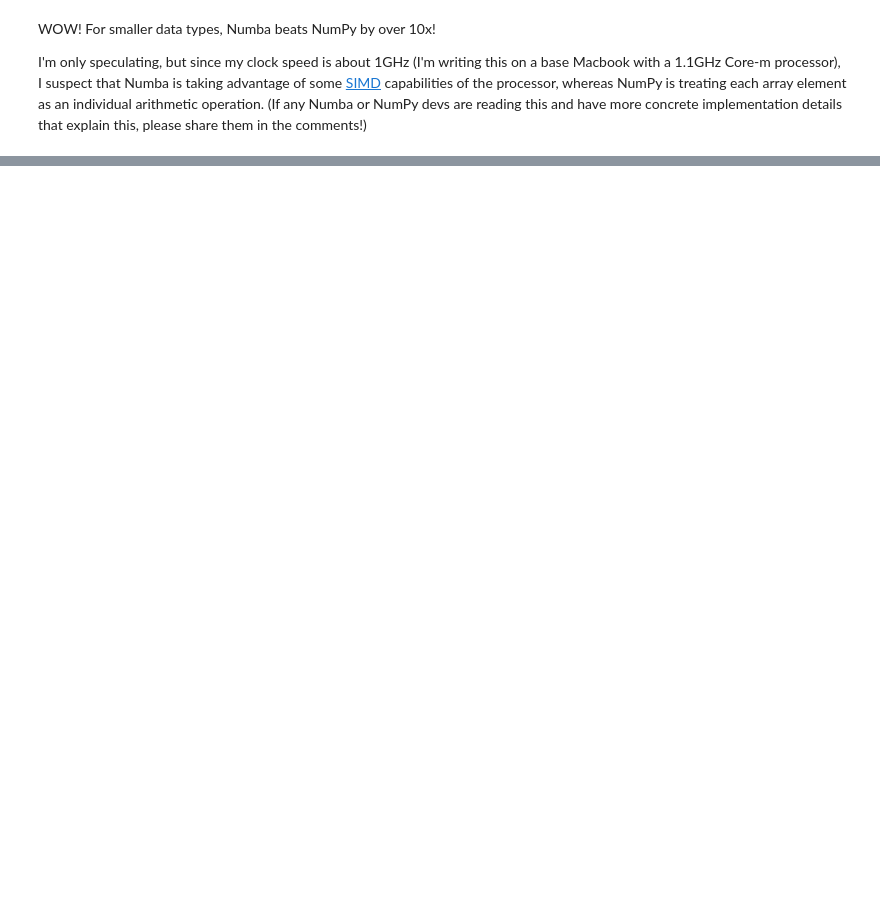
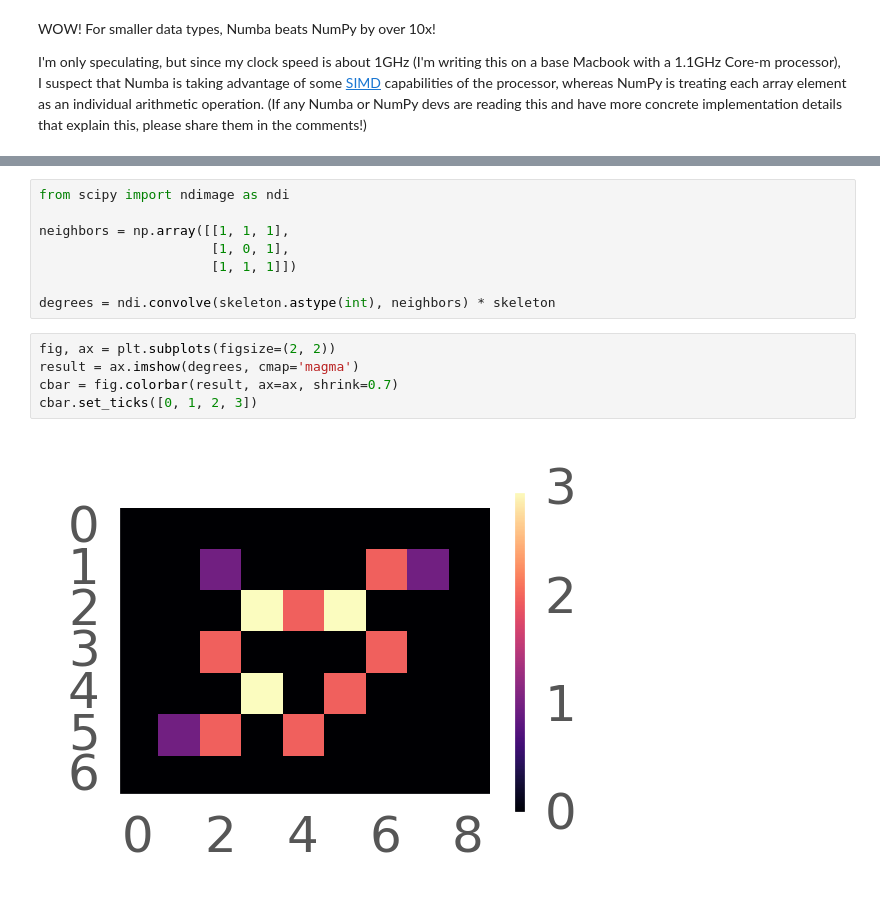
Before and after one commit to jni/blog-notebooks, a Jupyter notebook: wip/Numba in the real world.ipynb, the cells around one changed output, grey strips where cells are left out. Cells and saved outputs as stored; diff of their text form; blank space fills up the shorter version.

```diff
--- a/wip/Numba in the real world.ipynb
+++ b/wip/Numba in the real world.ipynb
@@ -76,0 +103,15 @@ In this context, I decided to use numba to do something a little less trivial, a
+# %%
+from scipy import ndimage as ndi
+
+neighbors = np.array([[1, 1, 1],
+                      [1, 0, 1],
+                      [1, 1, 1]])
+
+degrees = ndi.convolve(skeleton.astype(int), neighbors) * skeleton
+# %%
+fig, ax = plt.subplots(figsize=(2, 2))
+result = ax.imshow(degrees, cmap='magma')
+cbar = fig.colorbar(result, ax=ax, shrink=0.7)
+cbar.set_ticks([0, 1, 2, 3])
+# %% [output]
+[figure, added]
```
Also changed, not shown: parts of 36 cells of this notebook.
